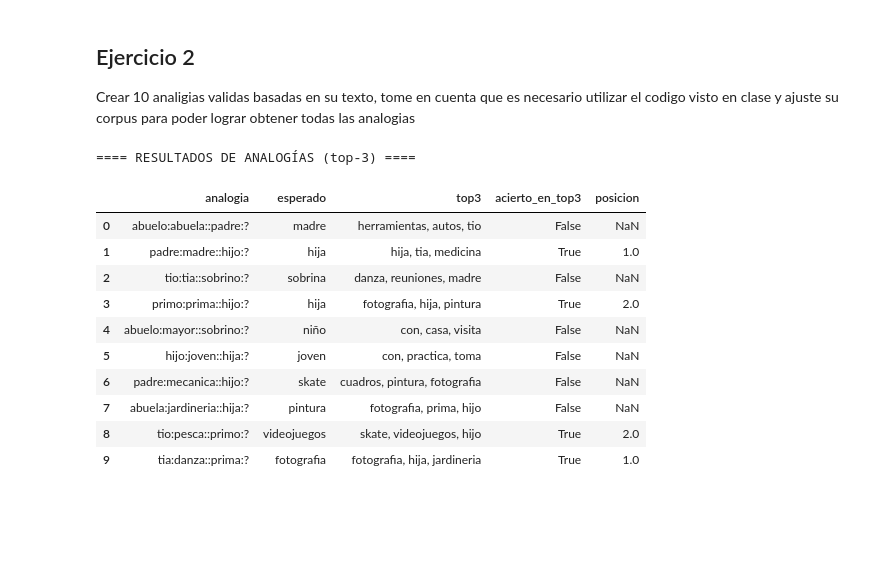
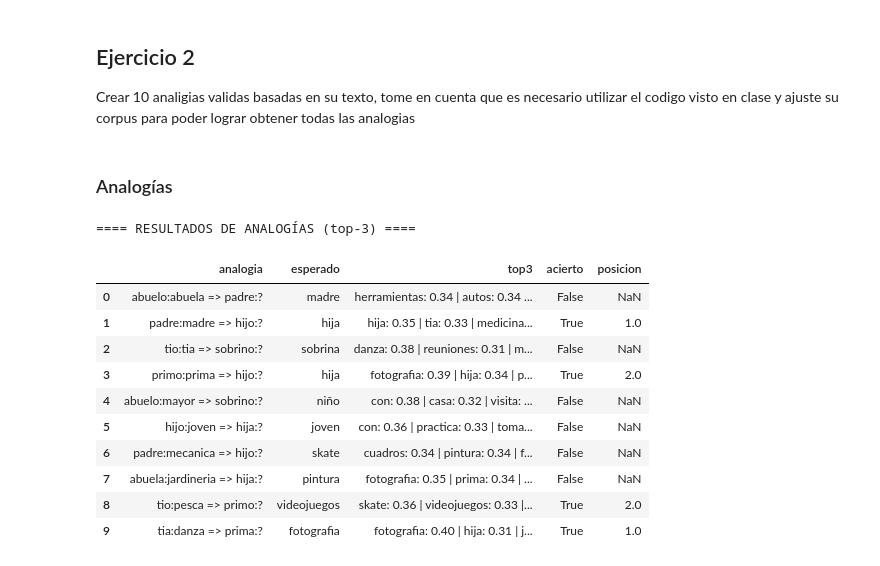
Before and after one commit to LeivaDiego/NLP-Lab5, a Jupyter notebook: Laboratorio 5 Vectorizacion.ipynb, the cells around one changed output. Drawn from its saved outputs; the diff is of its cells as text; code cells hidden in the pictures; blank space fills up the shorter version.

```diff
--- a/Laboratorio 5 Vectorizacion.ipynb
+++ b/Laboratorio 5 Vectorizacion.ipynb
@@ -325,3 +298,8 @@ def analogy(a, b, c, vocab=vocab, E=E, topn=5):
 ## Ejercicio 2
 
 Crear 10 analigias validas basadas en su texto, tome en cuenta que es necesario utilizar el codigo visto en clase y ajuste su corpus para poder lograr obtener todas las analogias
+# %%
+Ufull, sfull,Vtfull= np.linalg.svd(PPMI,full_matrices=False)
+
+K=min(50,Ufull.shape[1])
+E = Ufull[:,:K] * sfull[:K]
@@ -328,46 +380,58 @@ Crear 10 analigias validas basadas en su texto, tome en cuenta que es necesario
+# %% [markdown]
+### Analogías
 # %%
 tests = [
     # Género (parejas familiares)
     ("abuelo", "abuela", "padre", "madre"),
     ("padre", "madre", "hijo", "hija"),
     ("tio", "tia", "sobrino", "sobrina"),
     ("primo", "prima", "hijo", "hija"),
     # Edades (mayor/adulto/joven/niño)
     ("abuelo", "mayor", "sobrino", "niño"),
     ("hijo", "joven", "hija", "joven"),  # mapea a atributo compartido
     # Actividades (relaciones persona-actividad)
     ("padre", "mecanica", "hijo", "skate"),
     ("abuela", "jardineria", "hija", "pintura"),
     ("tio", "pesca", "primo", "videojuegos"),
     ("tia", "danza", "prima", "fotografia"),
 ]
 
 rows = []
 for a, b, c, expected in tests:
     preds = analogy(a, b, c, topn=5)
-    top3 = [w for w, _ in preds[:3]]
-    rank = next((i for i, w in enumerate(top3) if w == expected), None)
+    top3 = preds[:3]
+
+    # calcular probs softmax sobre los 3 scores
+    scores = [s for _, s in top3]
+    probs = softmax(scores)
+
+    # formatear como "palabra:prob"
+    top3_fmt = [f"{w}: {p:.2f}" for (w, _), p in zip(top3, probs)]
+
+    # ver si esperado aparece en top3
+    rank = next((i for i, (w, _) in enumerate(top3) if w == expected), None)
+
     rows.append({
-        "analogia": f"{a}:{b}::{c}:?",
+        "analogia": f"{a}:{b} => {c}:?",
         "esperado": expected,
-        "top3": ", ".join(top3),
-        "acierto_en_top3": rank is not None,
+        "top3": " | ".join(top3_fmt),
+        "acierto": rank is not None,
         "posicion": (rank + 1 if rank is not None else None)
     })
 
 df_analogias = pd.DataFrame(rows)
 print("\n==== RESULTADOS DE ANALOGÍAS (top-3) ====\n")
 display(df_analogias)
 # %% [output]
 ==== RESULTADOS DE ANALOGÍAS (top-3) ====
-|  | analogia | esperado | top3 | acierto_en_top3 | posicion |
-| 0 | abuelo:abuela::padre:? | madre | herramientas, autos, tio | False | NaN |
-| 1 | padre:madre::hijo:? | hija | hija, tia, medicina | True | 1.0 |
-| 2 | tio:tia::sobrino:? | sobrina | danza, reuniones, madre | False | NaN |
-| 3 | primo:prima::hijo:? | hija | fotografia, hija, pintura | True | 2.0 |
-| 4 | abuelo:mayor::sobrino:? | niño | con, casa, visita | False | NaN |
-| 5 | hijo:joven::hija:? | joven | con, practica, toma | False | NaN |
-| 6 | padre:mecanica::hijo:? | skate | cuadros, pintura, fotografia | False | NaN |
-| 7 | abuela:jardineria::hija:? | pintura | fotografia, prima, hijo | False | NaN |
-| 8 | tio:pesca::primo:? | videojuegos | skate, videojuegos, hijo | True | 2.0 |
-| 9 | tia:danza::prima:? | fotografia | fotografia, hija, jardineria | True | 1.0 |
+|  | analogia | esperado | top3 | acierto | posicion |
+| 0 | abuelo:abuela => padre:? | madre | herramientas: 0.34 | autos: 0.34 ... | False | NaN |
+| 1 | padre:madre => hijo:? | hija | hija: 0.35 | tia: 0.33 | medicina... | True | 1.0 |
+| 2 | tio:tia => sobrino:? | sobrina | danza: 0.38 | reuniones: 0.31 | m... | False | NaN |
+| 3 | primo:prima => hijo:? | hija | fotografia: 0.39 | hija: 0.34 | p... | True | 2.0 |
+| 4 | abuelo:mayor => sobrino:? | niño | con: 0.38 | casa: 0.32 | visita: ... | False | NaN |
+| 5 | hijo:joven => hija:? | joven | con: 0.36 | practica: 0.33 | toma... | False | NaN |
+| 6 | padre:mecanica => hijo:? | skate | cuadros: 0.34 | pintura: 0.34 | f... | False | NaN |
+| 7 | abuela:jardineria => hija:? | pintura | fotografia: 0.35 | prima: 0.34 | ... | False | NaN |
+| 8 | tio:pesca => primo:? | videojuegos | skate: 0.36 | videojuegos: 0.33 |... | True | 2.0 |
+| 9 | tia:danza => prima:? | fotografia | fotografia: 0.40 | hija: 0.31 | j... | True | 1.0 |
```
Also changed, not shown: parts of 6 cells of this notebook.
